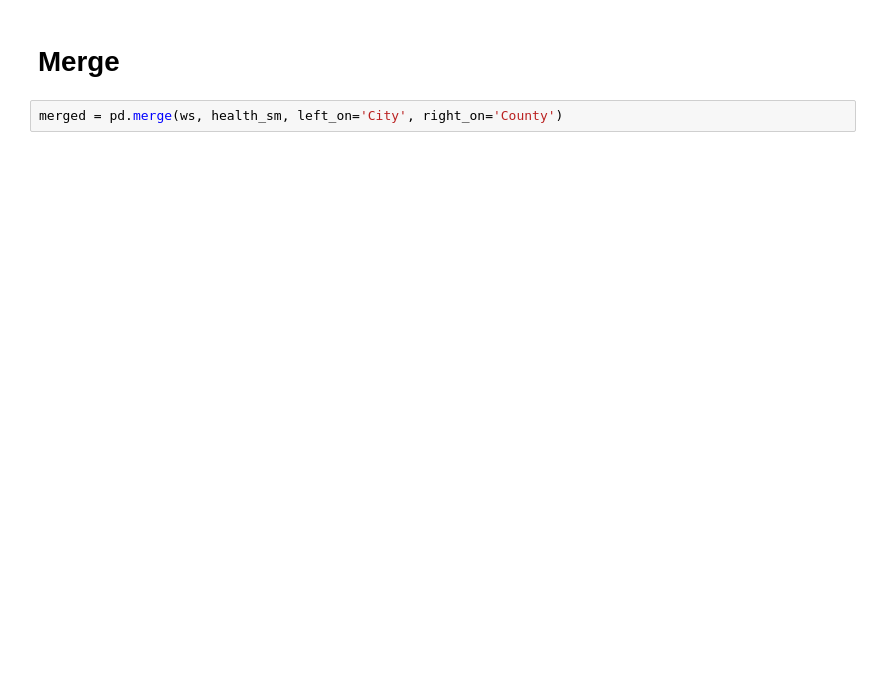
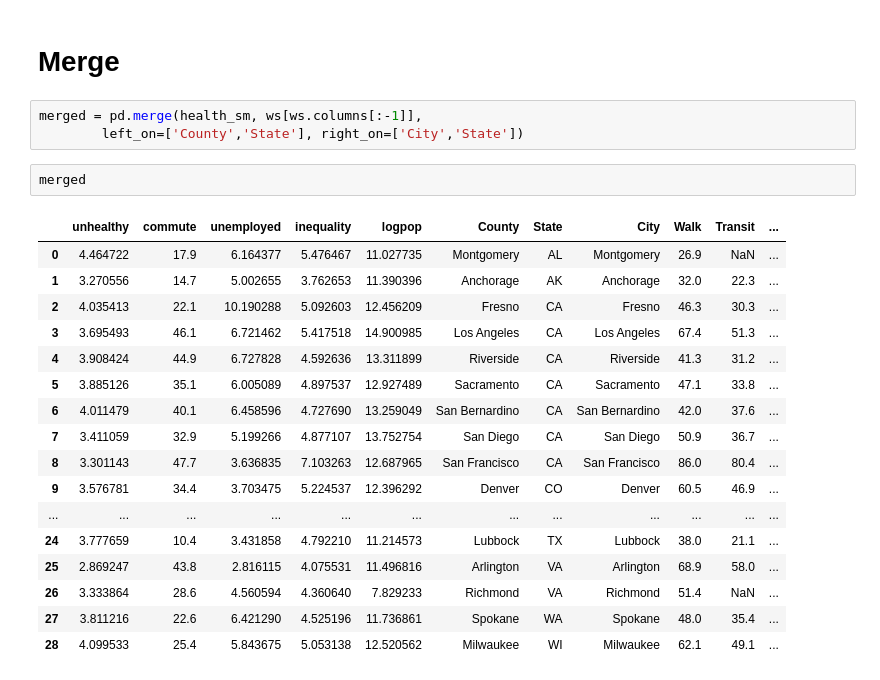
Before and after one commit to Hudsonnc/Pr_084, a Jupyter notebook: Preliminary Data Exploration.ipynb, the cells around one changed output. Saved outputs shown, nothing was run; the diff lists cells and outputs as text; blank space fills up the shorter version.

```diff
--- a/Preliminary Data Exploration.ipynb
+++ b/Preliminary Data Exploration.ipynb
@@ -118,7 +250,28 @@ sc = pd.scatter_matrix(ws.dropna())
 # %% [markdown]
 # Merge
 # %%
-merged = pd.merge(ws, health_sm, left_on='City', right_on='County')
+merged = pd.merge(health_sm, ws[ws.columns[:-1]],
+        left_on=['County','State'], right_on=['City','State'])
+# %%
+merged
+# %% [output]
+|  | unhealthy | commute | unemployed | inequality | logpop | County | State | City | Walk | Transit | ... |
+| 0 | 4.464722 | 17.9 | 6.164377 | 5.476467 | 11.027735 | Montgomery | AL | Montgomery | 26.9 | NaN | ... |
+| 1 | 3.270556 | 14.7 | 5.002655 | 3.762653 | 11.390396 | Anchorage | AK | Anchorage | 32.0 | 22.3 | ... |
+| 2 | 4.035413 | 22.1 | 10.190288 | 5.092603 | 12.456209 | Fresno | CA | Fresno | 46.3 | 30.3 | ... |
+| 3 | 3.695493 | 46.1 | 6.721462 | 5.417518 | 14.900985 | Los Angeles | CA | Los Angeles | 67.4 | 51.3 | ... |
+| 4 | 3.908424 | 44.9 | 6.727828 | 4.592636 | 13.311899 | Riverside | CA | Riverside | 41.3 | 31.2 | ... |
+| 5 | 3.885126 | 35.1 | 6.005089 | 4.897537 | 12.927489 | Sacramento | CA | Sacramento | 47.1 | 33.8 | ... |
+| 6 | 4.011479 | 40.1 | 6.458596 | 4.727690 | 13.259049 | San Bernardino | CA | San Bernardino | 42.0 | 37.6 | ... |
+| 7 | 3.411059 | 32.9 | 5.199266 | 4.877107 | 13.752754 | San Diego | CA | San Diego | 50.9 | 36.7 | ... |
+| 8 | 3.301143 | 47.7 | 3.636835 | 7.103263 | 12.687965 | San Francisco | CA | San Francisco | 86.0 | 80.4 | ... |
+| 9 | 3.576781 | 34.4 | 3.703475 | 5.224537 | 12.396292 | Denver | CO | Denver | 60.5 | 46.9 | ... |
+| ... | ... | ... | ... | ... | ... | ... | ... | ... | ... | ... | ... |
+| 24 | 3.777659 | 10.4 | 3.431858 | 4.792210 | 11.214573 | Lubbock | TX | Lubbock | 38.0 | 21.1 | ... |
+| 25 | 2.869247 | 43.8 | 2.816115 | 4.075531 | 11.496816 | Arlington | VA | Arlington | 68.9 | 58.0 | ... |
+| 26 | 3.333864 | 28.6 | 4.560594 | 4.360640 | 7.829233 | Richmond | VA | Richmond | 51.4 | NaN | ... |
+| 27 | 3.811216 | 22.6 | 6.421290 | 4.525196 | 11.736861 | Spokane | WA | Spokane | 48.0 | 35.4 | ... |
+| 28 | 4.099533 | 25.4 | 5.843675 | 5.053138 | 12.520562 | Milwaukee | WI | Milwaukee | 62.1 | 49.1 | ... |
 # %%
 sc = pd.scatter_matrix(merged, figsize = (10,10))
 # %% [output]
```
Also changed, not shown: parts of 25 cells of this notebook, 2 other files.
